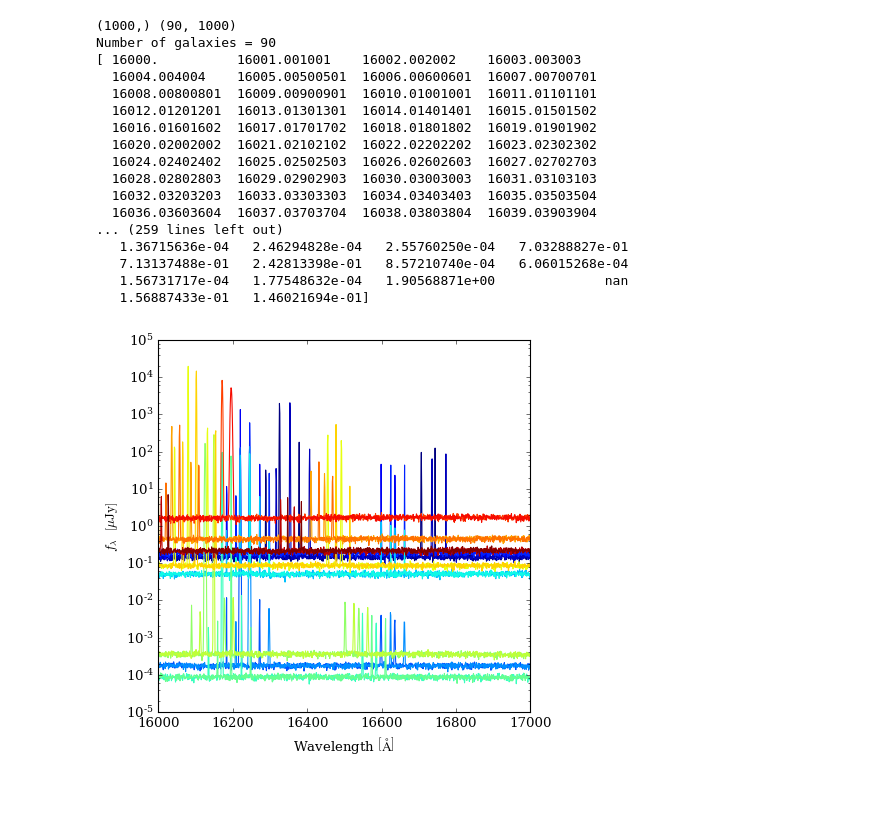
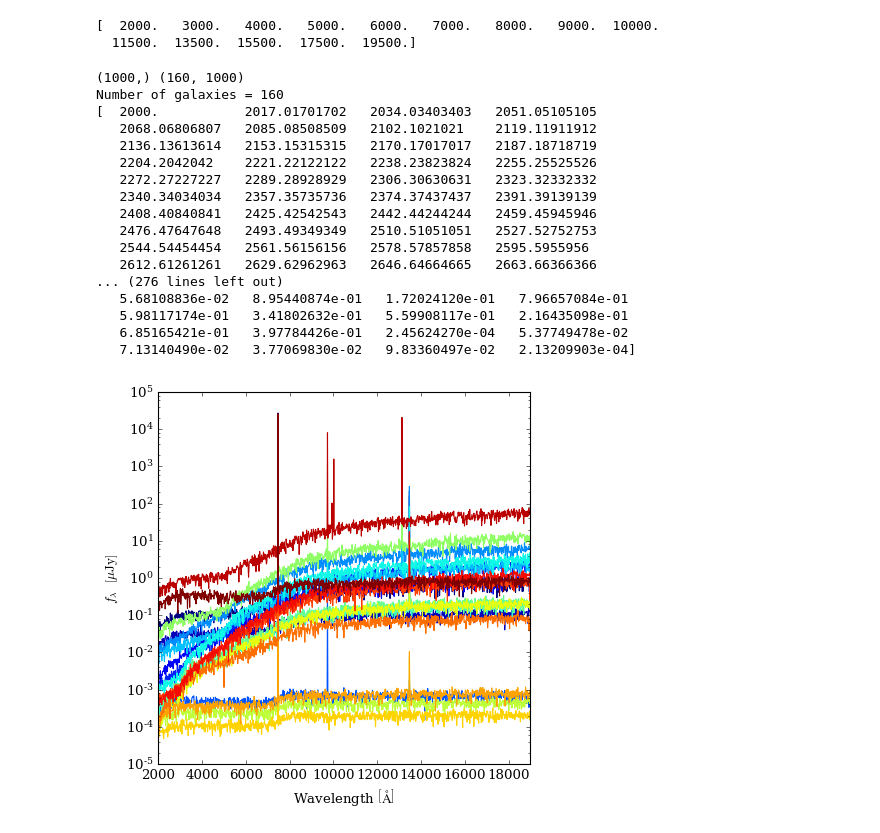
Before and after one commit to aimerson/GalacticusTools, a Jupyter notebook: examples/exampleGalacticusSED.ipynb, the cells around one changed output. Saved outputs shown, nothing was run; the diff lists cells and outputs as text; code cells hidden in the pictures; blank space fills up the shorter version.

```diff
--- a/examples/exampleGalacticusSED.ipynb
+++ b/examples/exampleGalacticusSED.ipynb
@@ -25,12 +27,13 @@ Output6: z = 1.0
 # %%
-# Initialize class to extract Galacticus SEDs
-SED = GalacticusSED(GH5,verbose=True)
+# Initialize class to compute and extract Galacticus SEDs. Pass Galacticus HDF5 object to GalacticusSED class.
+GalSED = GalacticusSED(GH5,verbose=True)
 # %%
-# EXAMPLE 1: Extract example SED at z = 1.4 with S/N=10 and using galaxy velocity dispersions to
+# EXAMPLE 1: Extract example SED at snapshot nearest to z = 1.4 with S/N=5 and using galaxy velocity dispersions to
 #            approximate the widths of Gaussian emission line profiles. Assume observer-frame.
+# First step is to build the SED dataset name
 z = 1.4
 zStr = GH5.getRedshiftString(z)
-print zStr
-name = "totalSED:observed:Gaussian_VelocityApprox:snr10.0:"+zStr
-print name
+print("We can see that the nearest HDF5 output has redshift string '"+zStr+"'")
+name = "totalSED:observed:Gaussian_VelocityApprox:snr5.0:"+zStr
+print(name)
 # %% [output]
@@ -39,49 +63,53 @@ totalSED:observed:Gaussian_VelocityApprox:snr10.0:z1.4000
+# %%
+# Print wavelengths, in Angstroms, for which we have top hat filters
+print(GalSED.getAvailableWavelengths(name))
+# %% [output]
+[  2000.   3000.   4000.   5000.   6000.   7000.   8000.   9000.  10000.
+  11500.  13500.  15500.  17500.  19500.]
 # %%
 # Set wavelength range to obtain SED over
-wavelengths = np.linspace(16000,17000,1000)
+wavelengths = np.linspace(2000,19000,1000)
 # %%
 # Build SED (use linear interpolation to get SED at specified wavelengths)
-SED.buildSED(name,wavelengths,z=z,kind='linear',fill_value='extrapolate')
+SED = GalSED.buildSED(name,wavelengths,kind='linear',fill_value='extrapolate')
 # %%
 # Get SEDs for galaxies
-wavelength,sed = SED.getSED()
-# Print shapes of wavelengths
-print wavelength.shape,sed.shape
-print("Number of galaxies = "+str(sed.shape[0]))
-print wavelength
-print sed[:,5]
+print SED.wavelength.shape,SED.sed.shape
+print("Number of galaxies = "+str(SED.sed.shape[0]))
+print SED.wavelength
+print SED.sed[:,5]
 # %% [output]
-(1000,) (90, 1000)
-Number of galaxies = 90
-[ 16000.          16001.001001    16002.002002    16003.003003
-  16004.004004    16005.00500501  16006.00600601  16007.00700701
-  16008.00800801  16009.00900901  16010.01001001  16011.01101101
-  16012.01201201  16013.01301301  16014.01401401  16015.01501502
-  16016.01601602  16017.01701702  16018.01801802  16019.01901902
-  16020.02002002  16021.02102102  16022.02202202  16023.02302302
-  16024.02402402  16025.02502503  16026.02602603  16027.02702703
-  16028.02802803  16029.02902903  16030.03003003  16031.03103103
-  16032.03203203  16033.03303303  16034.03403403  16035.03503504
-  16036.03603604  16037.03703704  16038.03803804  16039.03903904
-... (259 lines left out)
-   1.36715636e-04   2.46294828e-04   2.55760250e-04   7.03288827e-01
-   7.13137488e-01   2.42813398e-01   8.57210740e-04   6.06015268e-04
-   1.56731717e-04   1.77548632e-04   1.90568871e+00              nan
-   1.56887433e-01   1.46021694e-01]
+(1000,) (160, 1000)
+Number of galaxies = 160
+[  2000.           2017.01701702   2034.03403403   2051.05105105
+   2068.06806807   2085.08508509   2102.1021021    2119.11911912
+   2136.13613614   2153.15315315   2170.17017017   2187.18718719
+   2204.2042042    2221.22122122   2238.23823824   2255.25525526
+   2272.27227227   2289.28928929   2306.30630631   2323.32332332
+   2340.34034034   2357.35735736   2374.37437437   2391.39139139
+   2408.40840841   2425.42542543   2442.44244244   2459.45945946
+   2476.47647648   2493.49349349   2510.51051051   2527.52752753
+   2544.54454454   2561.56156156   2578.57857858   2595.5955956
+   2612.61261261   2629.62962963   2646.64664665   2663.66366366
+... (276 lines left out)
+   5.68108836e-02   8.95440874e-01   1.72024120e-01   7.96657084e-01
+   5.98117174e-01   3.41802632e-01   5.59908117e-01   2.16435098e-01
+   6.85165421e-01   3.97784426e-01   2.45624270e-04   5.37749478e-02
+   7.13140490e-02   3.77069830e-02   9.83360497e-02   2.13209903e-04]
 # %%
 # Plot SEDs of first N galaxies
 fig = figure(figsize=(6,6))
 ax = fig.add_subplot(111,yscale='log')
 N = 20
 carr = colour_array(N,cmap='jet')
 for i in range(N):
-    ax.plot(wavelength,sed[i,:],c=carr[i])
+    ax.plot(SED.wavelength,SED.sed[i,:],c=carr[i])
 ax.set_xlabel("Wavelength $\left[{\\rm \AA}\\right ]$")
 ax.set_ylabel("$f_{\lambda}$  $\left [{\\rm \mu Jy}\\right ]$")
-ax.set_xlim(16000,17000)
+ax.set_xlim(SED.wavelength.min(),SED.wavelength.max())
 show()
 # %% [output]
-[figure, old version]
+[figure, new version]
 # %%
 # EXAMPLE 2: Make plot showing different S/N ratios
 z = 1.4
```
Also changed, not shown: parts of 14 cells of this notebook, 2 other files.
